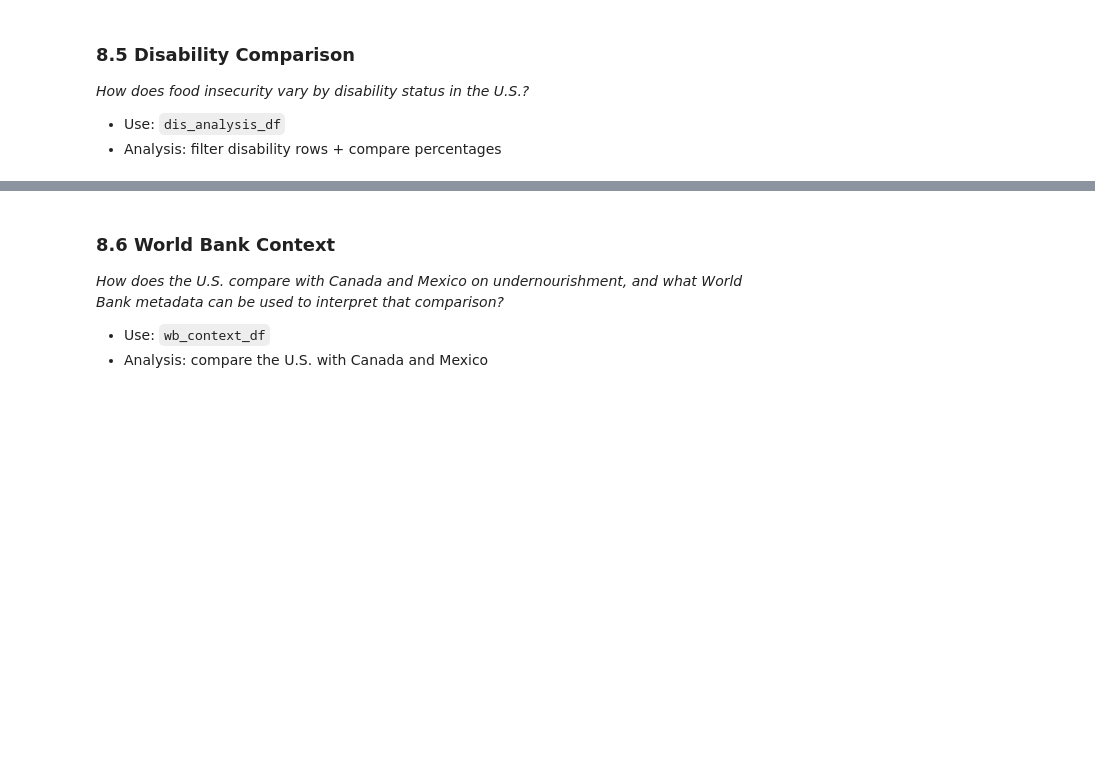
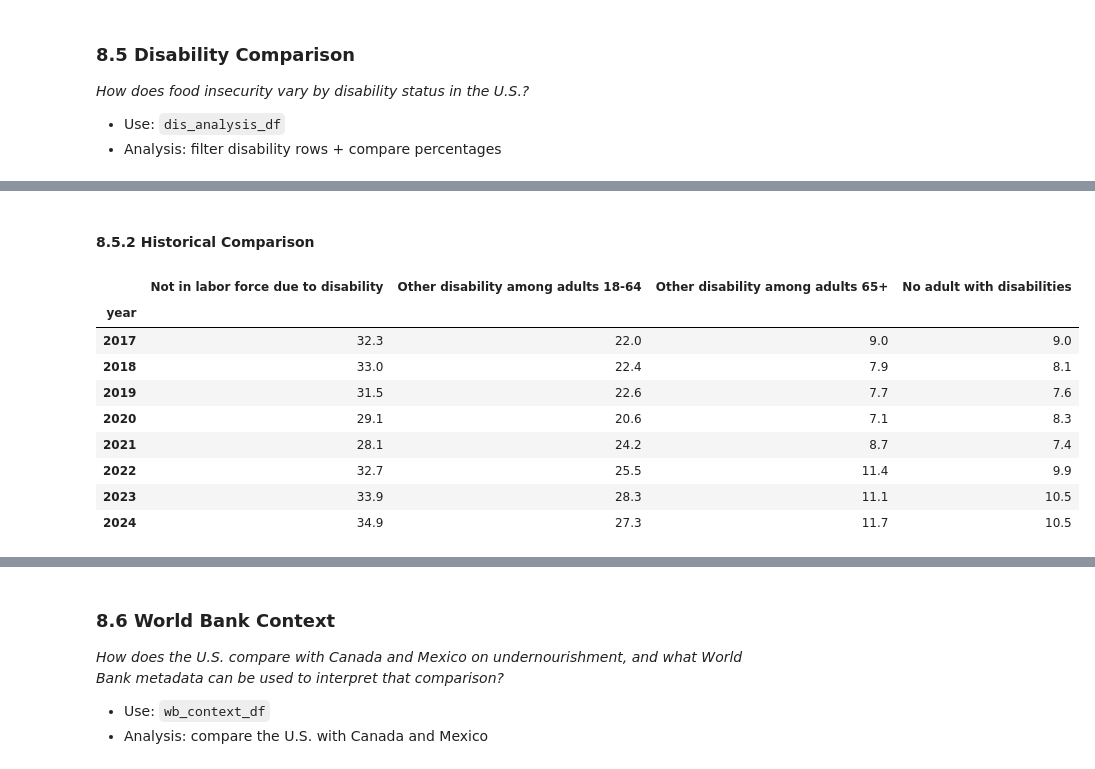
Before and after one commit to MichaelBujard/notebook-portfolio-project-0, a Jupyter notebook: notebooks/food_insecurity_analysis.ipynb, the cells around one changed output, grey strips where cells are left out. Drawn from its saved outputs; the diff is of its cells as text; code cells hidden in the pictures; blank space fills up the shorter version.

```diff
--- a/notebooks/food_insecurity_analysis.ipynb
+++ b/notebooks/food_insecurity_analysis.ipynb
@@ -2979,0 +3107,28 @@ Across 2017–2024, Unemployed, Disabled, and Part-time economic reasons formed
+# %% [markdown]
+#### 8.5.2 Historical Comparison
+# %%
+historical_disability_table = (
+    dis_analysis_df
+    .pivot(
+        index='year',
+        columns='disability',
+        values='food_insecure_percent'
+    )
+    .sort_index()
+    .reindex(disability_order, axis=1)
+)
+
+historical_disability_table.columns.name = None
+
+display(historical_disability_table)
+# %% [output]
+|  | Not in labor force due to disability | Other disability among adults 18-64 | Other disability among adults 65+ | No adult with disabilities |
+| year |  |  |  |  |
+| 2017 | 32.3 | 22.0 | 9.0 | 9.0 |
+| 2018 | 33.0 | 22.4 | 7.9 | 8.1 |
+| 2019 | 31.5 | 22.6 | 7.7 | 7.6 |
+| 2020 | 29.1 | 20.6 | 7.1 | 8.3 |
+| 2021 | 28.1 | 24.2 | 8.7 | 7.4 |
+| 2022 | 32.7 | 25.5 | 11.4 | 9.9 |
+| 2023 | 33.9 | 28.3 | 11.1 | 10.5 |
+| 2024 | 34.9 | 27.3 | 11.7 | 10.5 |
```
Also changed, not shown: parts of 15 cells of this notebook, 1 other file.
